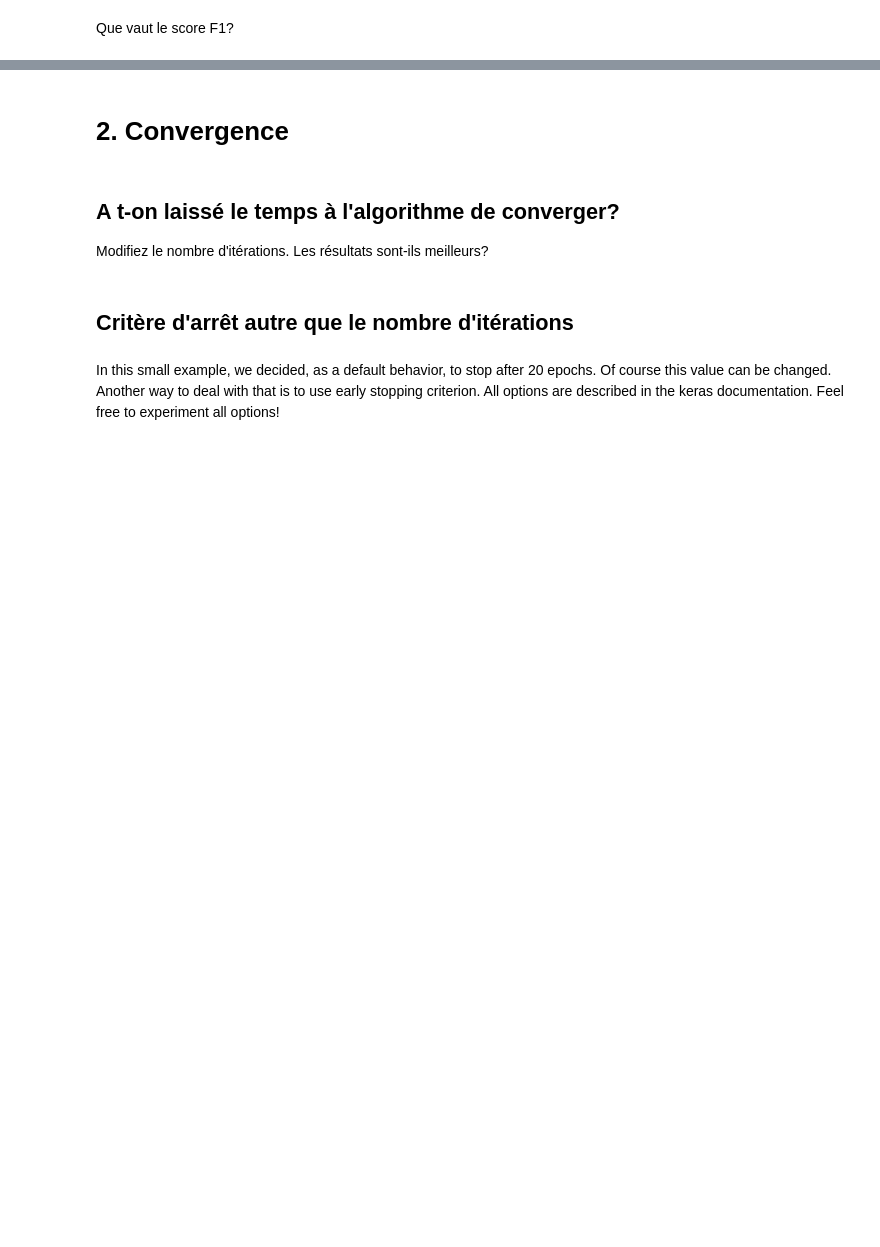
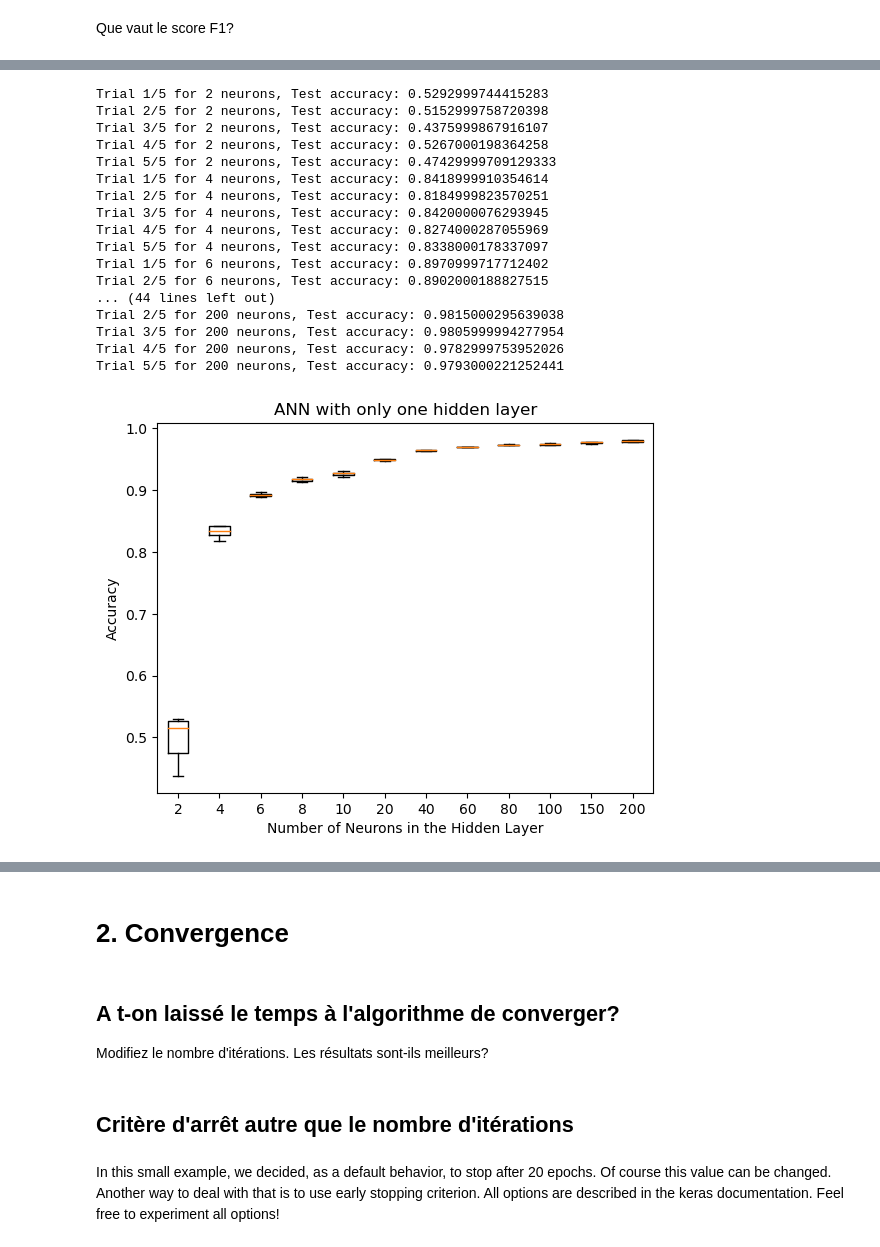
Before and after one commit to Akhyate-Brahim/ML, a Jupyter notebook: TPneuralNetworksSI4-2022.ipynb, the cells around one changed output, grey strips where cells are left out. Drawn from its saved outputs; the diff is of its cells as text; code cells hidden in the pictures; blank space fills up the shorter version.

```diff
--- a/TPneuralNetworksSI4-2022.ipynb
+++ b/TPneuralNetworksSI4-2022.ipynb
@@ -61,0 +133,64 @@ Que vaut le score F1?
+# %%
+def create_model(num_neurons):
+    model = Sequential()
+    model.add(Flatten(input_shape=(28, 28)))
+    model.add(Dense(num_neurons, activation='sigmoid'))
+    model.add(Dense(10, activation='softmax'))
+    model.compile(optimizer='rmsprop',
+                  loss='categorical_crossentropy',
+                  metrics=['accuracy'])
+    return model
+
+def train_model(model, x_train, y_train, x_test, y_test):
+    early_stopping = EarlyStopping(monitor='val_loss', patience=4, verbose=1, mode='min', restore_best_weights=True)
+    history = model.fit(x_train, y_train, epochs=20, batch_size=128, validation_data=(x_test, y_test), callbacks=[early_stopping], verbose=0)
+    return model.evaluate(x_test, y_test, verbose=0)
+
+# Define a function to plot the accuracies
+def plot_accuracies(accuracies):
+    accuracy_values = list(accuracies.values())
+    neuron_labels = list(accuracies.keys())
+    plt.boxplot(accuracy_values, labels=neuron_labels)
+    plt.xlabel('Number of Neurons in the Hidden Layer')
+    plt.ylabel('Accuracy')
+    plt.title('ANN with only one hidden layer')
+    plt.show()
+# %%
+
+num_trials = 5
+neuron_numbers = [2, 4, 6, 8, 10, 20, 40, 60, 80, 100, 150, 200]
+
+
+accuracies = {neurons: [] for neurons in neuron_numbers}
+
+
+for neurons in neuron_numbers:
+    trial_accuracies = []
+    for trial in range(num_trials):
+        model = create_model(neurons)
+        loss, accuracy = train_model(model, x_train, y_train, x_test, y_test)
+        trial_accuracies.append(accuracy)
+        print(f'Trial {trial+1}/{num_trials} for {neurons} neurons, Test accuracy: {accuracy}')
+    accuracies[neurons] = trial_accuracies
+
+
+plot_accuracies(accuracies)
+# %% [output]
+Trial 1/5 for 2 neurons, Test accuracy: 0.5292999744415283
+Trial 2/5 for 2 neurons, Test accuracy: 0.5152999758720398
+Trial 3/5 for 2 neurons, Test accuracy: 0.4375999867916107
+Trial 4/5 for 2 neurons, Test accuracy: 0.5267000198364258
+Trial 5/5 for 2 neurons, Test accuracy: 0.47429999709129333
+Trial 1/5 for 4 neurons, Test accuracy: 0.8418999910354614
+Trial 2/5 for 4 neurons, Test accuracy: 0.8184999823570251
+Trial 3/5 for 4 neurons, Test accuracy: 0.8420000076293945
+Trial 4/5 for 4 neurons, Test accuracy: 0.8274000287055969
+Trial 5/5 for 4 neurons, Test accuracy: 0.8338000178337097
+Trial 1/5 for 6 neurons, Test accuracy: 0.8970999717712402
+Trial 2/5 for 6 neurons, Test accuracy: 0.8902000188827515
+... (44 lines left out)
+Trial 2/5 for 200 neurons, Test accuracy: 0.9815000295639038
+Trial 3/5 for 200 neurons, Test accuracy: 0.9805999994277954
+Trial 4/5 for 200 neurons, Test accuracy: 0.9782999753952026
+Trial 5/5 for 200 neurons, Test accuracy: 0.9793000221252441
+[figure, added]
```
Also changed, not shown: parts of 25 cells of this notebook, 2 other files.
